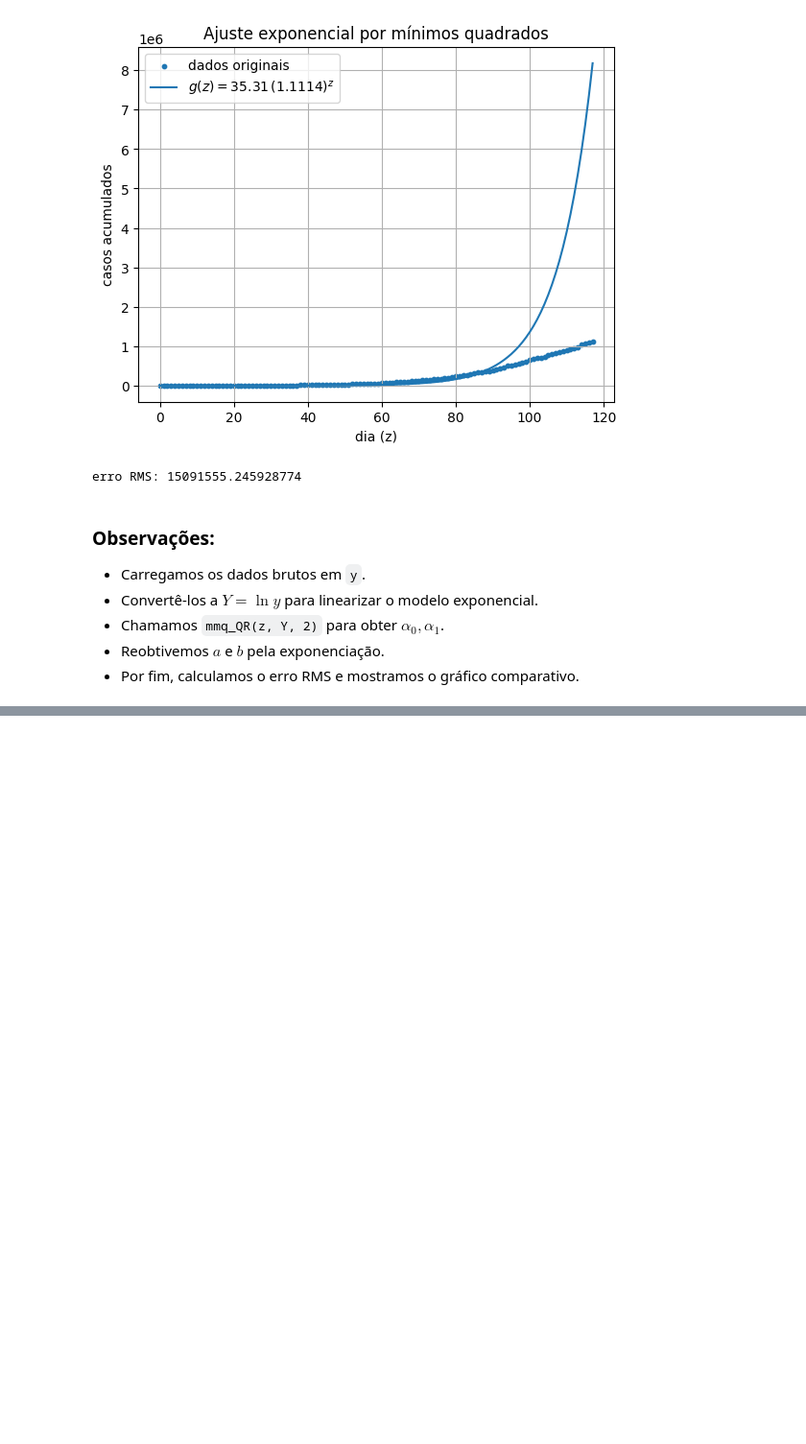
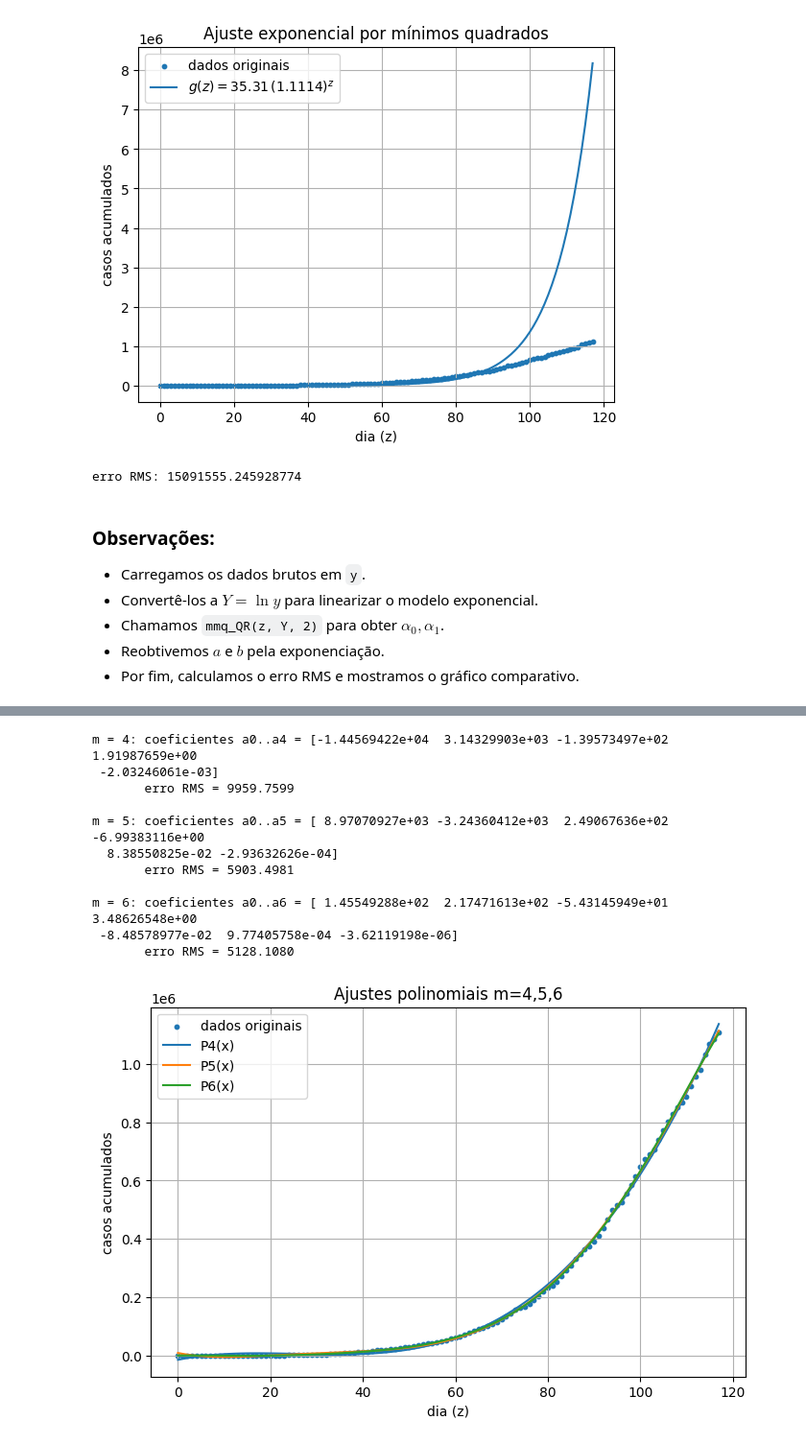
Before and after one commit to lfelipediniz/NumericEssentials, a Jupyter notebook: NumericEssentials.ipynb, the cells around one changed output, grey strips where cells are left out. Shown at 96% size. Saved outputs shown, nothing was run; the diff lists cells and outputs as text; code cells hidden in the pictures; blank space fills up the shorter version.

```diff
--- a/NumericEssentials.ipynb
+++ b/NumericEssentials.ipynb
@@ -2632,0 +2674,47 @@ erro RMS: 15091555.245928774
+# %%
+# carregar dados
+y = np.loadtxt('files-given/casosacumuladosbrasilatuaizado.txt')
+z = np.arange(y.size)  # dias contados a partir de 0
+
+# função de mínimos quadrados via QR
+def mmq_QR(x, y, k):
+    X = np.vander(x, k)      # colunas x^(k-1)...x^0
+    Q, R = np.linalg.qr(X)   # fatoracao QR
+    b_vec = Q.T.dot(y)       # projeta y
+    a_vec = np.linalg.solve(R, b_vec)  # resolve R·a = b
+    return a_vec
+
+# ajustar e calcular erro para cada grau
+for m in (4, 5, 6):
+    coef = mmq_QR(z, y, m+1)        # vetor [a_m, ..., a_0]
+    # avaliar polinomio em todos os pontos
+    y_fit = np.polyval(coef, z)     # np.polyval espera coef em ordem decrescente
+    erro_rms = np.sqrt(np.mean((y - y_fit)**2))
+    print(f'm = {m}: coeficientes a0..a{m} =', coef[::-1])
+    print(f'       erro RMS = {erro_rms:.4f}\n')
+
+# plot para comparar ajustes
+plt.figure(figsize=(8,5))
+plt.scatter(z, y, s=10, label='dados originais')
+for m in (4,5,6):
+    coef = mmq_QR(z, y, m+1)
+    plt.plot(z, np.polyval(coef, z), label=f'P{m}(x)')
+plt.xlabel('dia (z)')
+plt.ylabel('casos acumulados')
+plt.title('Ajustes polinomiais m=4,5,6')
+plt.legend()
+plt.grid(True)
+plt.show()
+# %% [output]
+m = 4: coeficientes a0..a4 = [-1.44569422e+04  3.14329903e+03 -1.39573497e+02  1.91987659e+00
+ -2.03246061e-03]
+       erro RMS = 9959.7599
+
+m = 5: coeficientes a0..a5 = [ 8.97070927e+03 -3.24360412e+03  2.49067636e+02 -6.99383116e+00
+  8.38550825e-02 -2.93632626e-04]
+       erro RMS = 5903.4981
+
+m = 6: coeficientes a0..a6 = [ 1.45549288e+02  2.17471613e+02 -5.43145949e+01  3.48626548e+00
+ -8.48578977e-02  9.77405758e-04 -3.62119198e-06]
+       erro RMS = 5128.1080
+[figure, added]
```
Also changed, not shown: parts of 3 cells of this notebook.
